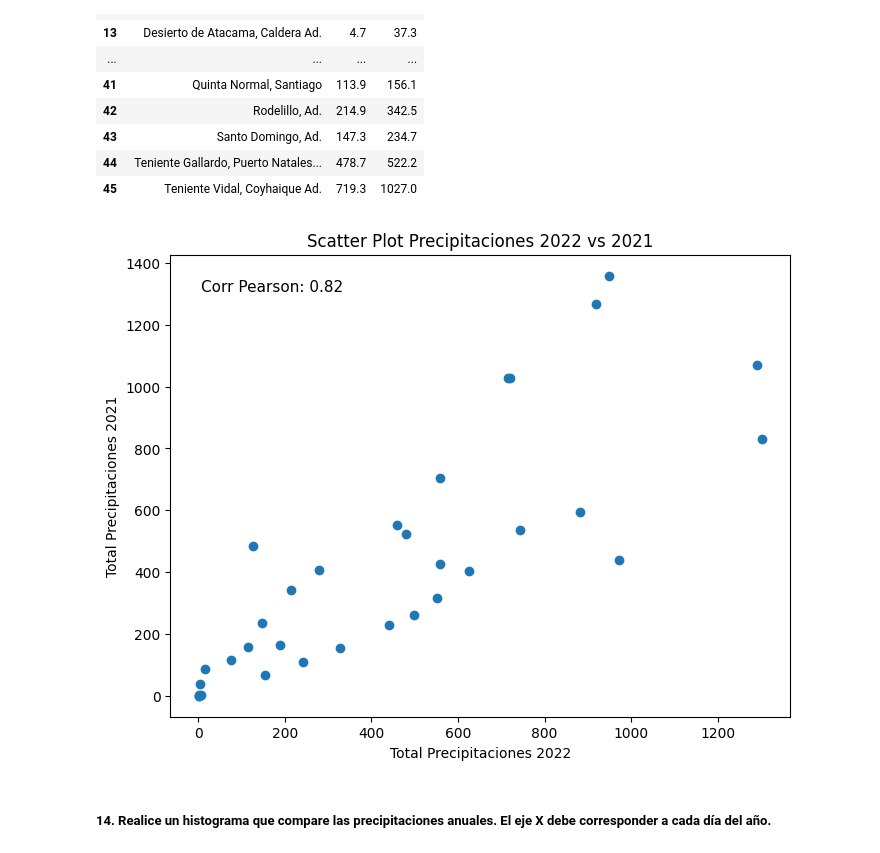
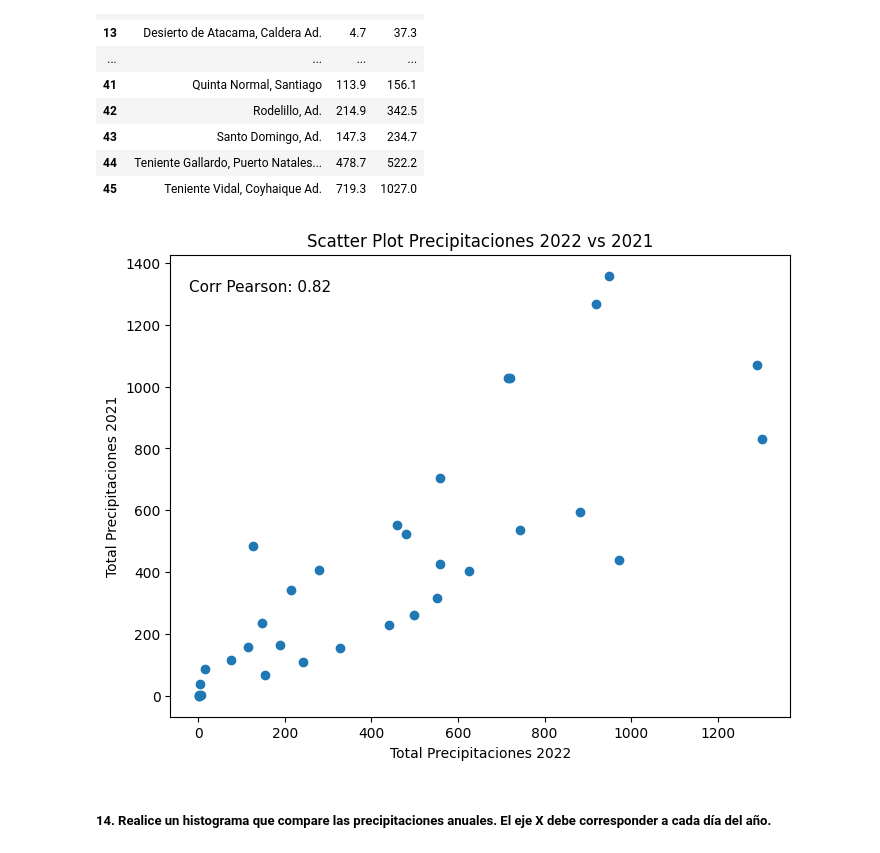
Before and after one commit to GabrielBurgosS/Data-Visualization-2025, a Jupyter notebook: Ayudantía 5 - Visualización II.ipynb, the cells around one changed output. Cells and saved outputs as stored; diff of their text form; code cells hidden in the pictures.

```diff
--- a/Ayudantía 5 - Visualización II.ipynb
+++ b/Ayudantía 5 - Visualización II.ipynb
@@ -612,16 +670,26 @@ total_prec_2021_2022
 # %%
 import scipy.stats as stats
 
+# Lienzo
 plt.figure(figsize=(8,6))
+
+# Scatterplot
 plt.scatter(total_prec_2021_2022['2021'], total_prec_2021_2022['2022'])
+
+# Corr
 corr, _ = stats.pearsonr(total_prec_2021_2022['2021'], total_prec_2021_2022['2022'])
-plt.text(0.05, 0.92, f'Corr Pearson: {corr:.2f}', transform=plt.gca().transAxes, fontsize=11)
+
+# Texto
+plt.text(0.03, 0.92, f'Corr Pearson: {corr:.2f}', transform=plt.gca().transAxes, fontsize=11)
+
+# Parametros extra
 plt.xlabel('Total Precipitaciones 2022')
 plt.ylabel('Total Precipitaciones 2021')
 plt.title('Scatter Plot Precipitaciones 2022 vs 2021')
+
 plt.show()
 # %% [output]
-[figure, old version]
+[figure, new version]
 # %% [markdown]
 ##### 14. Realice un histograma que compare las precipitaciones anuales. El eje X debe corresponder a cada día del año.
 # %%
```
Also changed, not shown: parts of 11 cells of this notebook.
